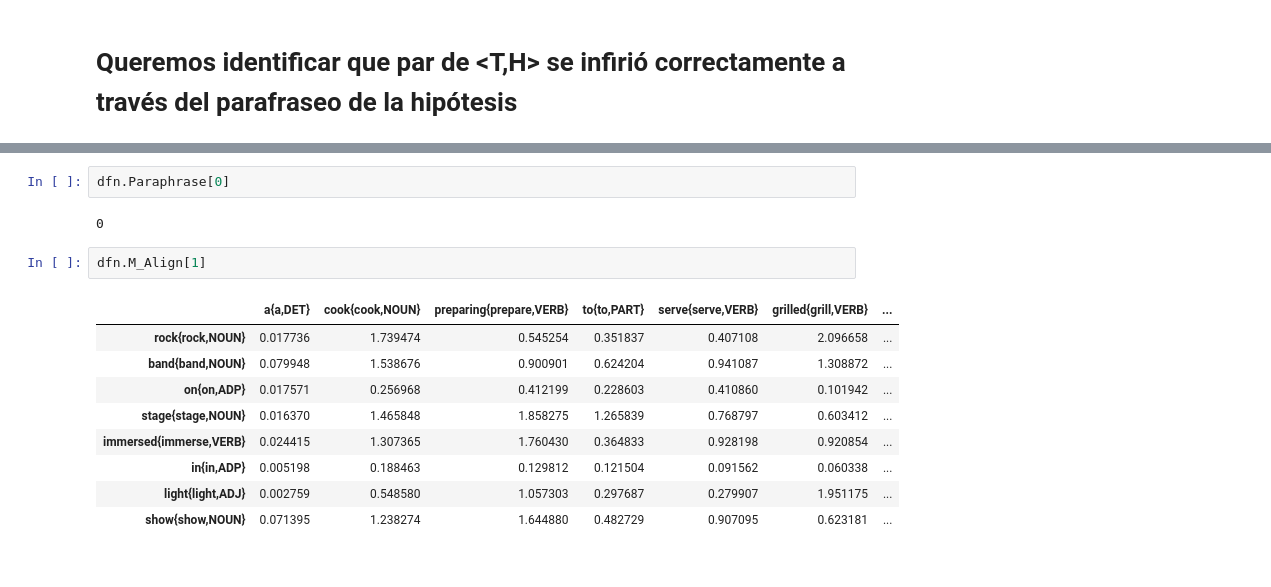
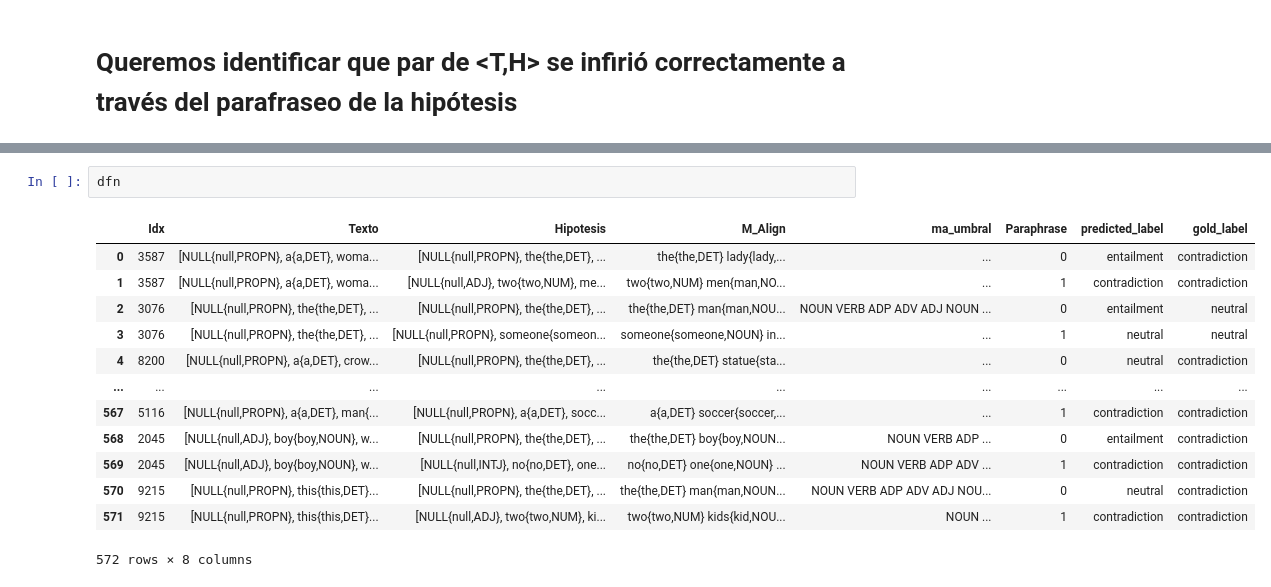
Before and after one commit to david-T-M/RTE_Parik, a Jupyter notebook: Estadistica_correctos_incorrectos.ipynb, the cells around one changed output, grey strips where cells are left out. Drawn from its saved outputs; the diff is of its cells as text.

```diff
--- a/Estadistica_correctos_incorrectos.ipynb
+++ b/Estadistica_correctos_incorrectos.ipynb
@@ -205,16 +260,16 @@ dfn.M_Align[0]
 # %%
-dfn.Paraphrase[0]
+dfn
 # %% [output]
+|  | Idx | Texto | Hipotesis | M_Align | ma_umbral | Paraphrase | predicted_label | gold_label |
+| 0 | 3587 | [NULL{null,PROPN}, a{a,DET}, woma... | [NULL{null,PROPN}, the{the,DET}, ... | the{the,DET} lady{lady,... | ... | 0 | entailment | contradiction |
+| 1 | 3587 | [NULL{null,PROPN}, a{a,DET}, woma... | [NULL{null,ADJ}, two{two,NUM}, me... | two{two,NUM} men{man,NO... | ... | 1 | contradiction | contradiction |
+| 2 | 3076 | [NULL{null,PROPN}, the{the,DET}, ... | [NULL{null,PROPN}, the{the,DET}, ... | the{the,DET} man{man,NOU... | NOUN VERB ADP ADV ADJ NOUN ... | 0 | entailment | neutral |
+| 3 | 3076 | [NULL{null,PROPN}, the{the,DET}, ... | [NULL{null,PROPN}, someone{someon... | someone{someone,NOUN} in... | ... | 1 | neutral | neutral |
+| 4 | 8200 | [NULL{null,PROPN}, a{a,DET}, crow... | [NULL{null,PROPN}, the{the,DET}, ... | the{the,DET} statue{sta... | ... | 0 | neutral | contradiction |
+| ... | ... | ... | ... | ... | ... | ... | ... | ... |
+| 567 | 5116 | [NULL{null,PROPN}, a{a,DET}, man{... | [NULL{null,PROPN}, a{a,DET}, socc... | a{a,DET} soccer{soccer,... | ... | 1 | contradiction | contradiction |
+| 568 | 2045 | [NULL{null,ADJ}, boy{boy,NOUN}, w... | [NULL{null,PROPN}, the{the,DET}, ... | the{the,DET} boy{boy,NOUN... | NOUN VERB ADP ... | 0 | entailment | contradiction |
+| 569 | 2045 | [NULL{null,ADJ}, boy{boy,NOUN}, w... | [NULL{null,INTJ}, no{no,DET}, one... | no{no,DET} one{one,NOUN} ... | NOUN VERB ADP ADV ... | 1 | contradiction | contradiction |
+| 570 | 9215 | [NULL{null,PROPN}, this{this,DET}... | [NULL{null,PROPN}, the{the,DET}, ... | the{the,DET} man{man,NOUN... | NOUN VERB ADP ADV ADJ NOU... | 0 | neutral | contradiction |
+| 571 | 9215 | [NULL{null,PROPN}, this{this,DET}... | [NULL{null,ADJ}, two{two,NUM}, ki... | two{two,NUM} kids{kid,NOU... | NOUN ... | 1 | contradiction | contradiction |
-0
+572 rows × 8 columns
-# %%
-dfn.M_Align[1]
-# %% [output]
-|  | a{a,DET} | cook{cook,NOUN} | preparing{prepare,VERB} | to{to,PART} | serve{serve,VERB} | grilled{grill,VERB} | ... |
-| rock{rock,NOUN} | 0.017736 | 1.739474 | 0.545254 | 0.351837 | 0.407108 | 2.096658 | ... |
-| band{band,NOUN} | 0.079948 | 1.538676 | 0.900901 | 0.624204 | 0.941087 | 1.308872 | ... |
-| on{on,ADP} | 0.017571 | 0.256968 | 0.412199 | 0.228603 | 0.410860 | 0.101942 | ... |
-| stage{stage,NOUN} | 0.016370 | 1.465848 | 1.858275 | 1.265839 | 0.768797 | 0.603412 | ... |
-| immersed{immerse,VERB} | 0.024415 | 1.307365 | 1.760430 | 0.364833 | 0.928198 | 0.920854 | ... |
-| in{in,ADP} | 0.005198 | 0.188463 | 0.129812 | 0.121504 | 0.091562 | 0.060338 | ... |
-| light{light,ADJ} | 0.002759 | 0.548580 | 1.057303 | 0.297687 | 0.279907 | 1.951175 | ... |
-| show{show,NOUN} | 0.071395 | 1.238274 | 1.644880 | 0.482729 | 0.907095 | 0.623181 | ... |
```
Also changed, not shown: parts of 23 cells of this notebook, 7 other files.
